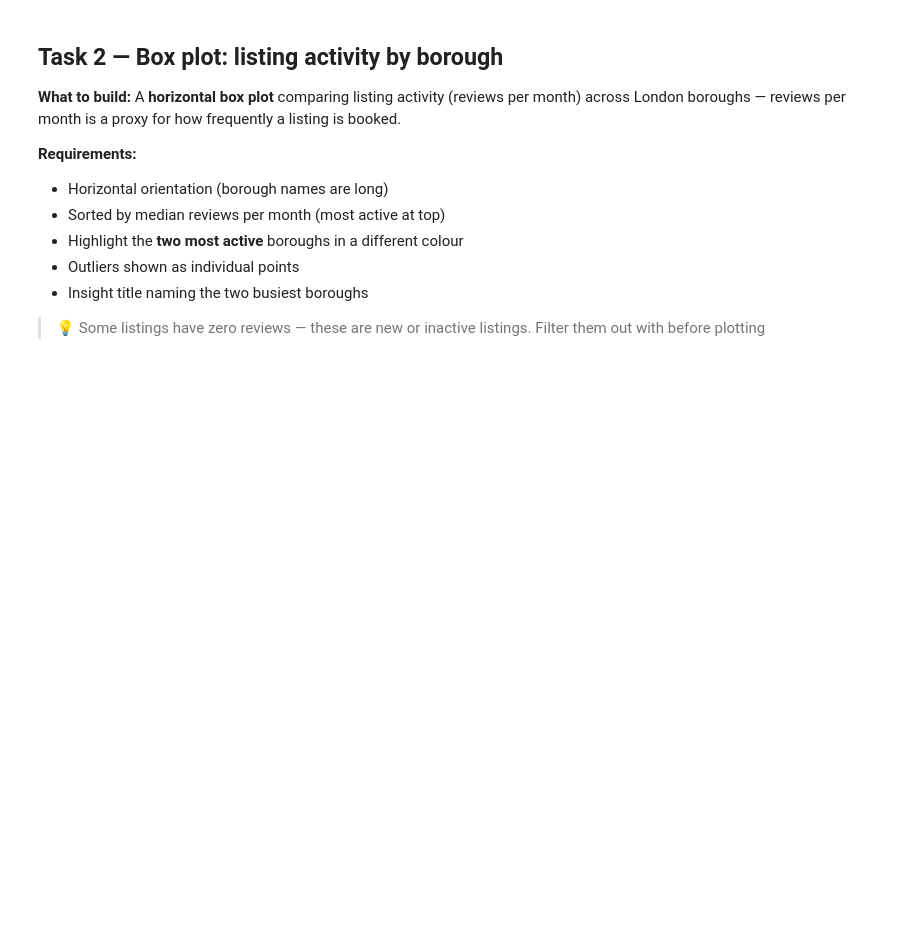
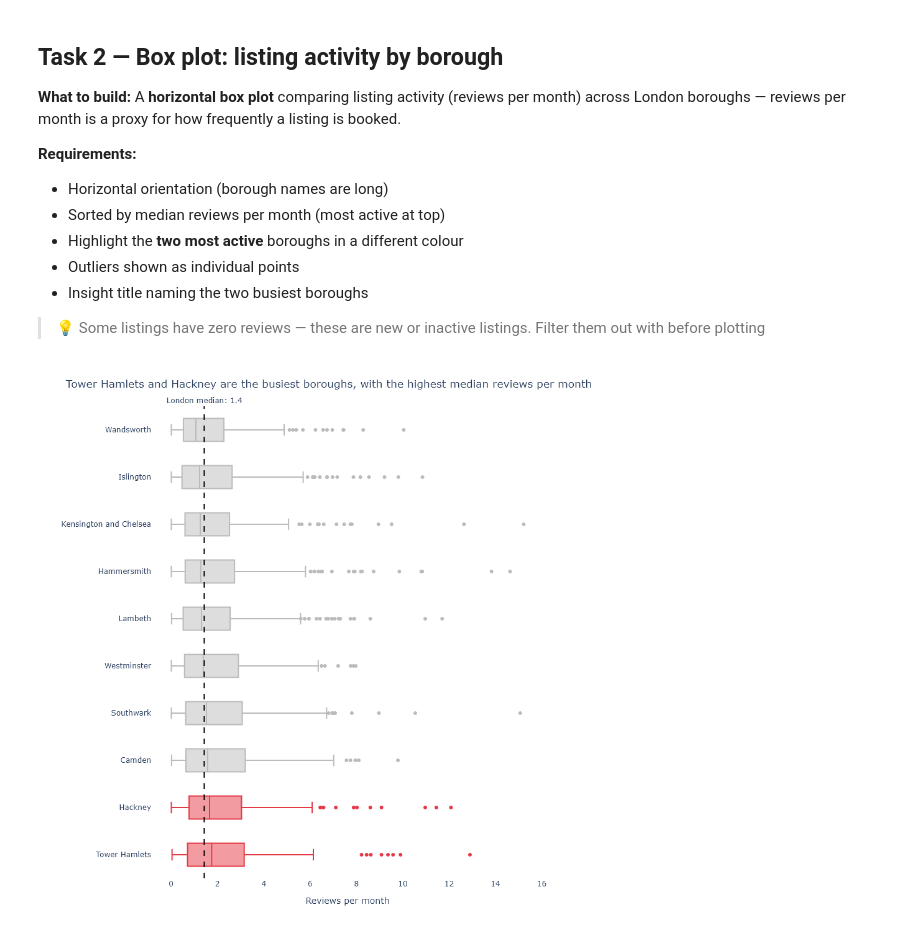
Before and after one commit to kaushikregalla95/dataviz-exercises-kaushikreddyregalla, a Jupyter notebook: week05/lecture05_exercise.ipynb, the cells around one changed output. Saved outputs shown, nothing was run; the diff lists cells and outputs as text; code cells hidden in the pictures; blank space fills up the shorter version.

```diff
--- a/week05/lecture05_exercise.ipynb
+++ b/week05/lecture05_exercise.ipynb
@@ -57,3 +123,38 @@ print(df_cap.groupby('room_type')['price'].describe().round(1))
 # %%
 # Task 2
 # YOUR CODE HERE
+
+# Task 2
+t2 = df[df['reviews_per_month'] > 0]          # remove new/inactive listings
+
+# Sort boroughs by median (ascending, so the most active ends up at the top)
+order = t2.groupby('neighbourhood')['reviews_per_month'].median().sort_values().index.tolist()
+top2 = order[-2:][::-1]                        # two most active boroughs
+
+# Red for the top two, grey for the rest
+color_map = {b: ('#E63946' if b in top2 else '#BBBBBB') for b in order}
+
+fig = px.box(
+    t2, x='reviews_per_month', y='neighbourhood',
+    orientation='h',
+    color='neighbourhood', color_discrete_map=color_map,
+    category_orders={'neighbourhood': order},
+    points='outliers',
+    labels={'reviews_per_month': 'Reviews per month', 'neighbourhood': ''},
+    height=900
+)
+
+# Overall median reference line
+overall_med = t2['reviews_per_month'].median()
+fig.add_vline(x=overall_med, line_dash='dash', line_color='black',
+              annotation_text=f'London median: {overall_med:.1f}',
+              annotation_position='top')
+
+fig.update_layout(
+    title=f'{top2[0]} and {top2[1]} are the busiest boroughs, with the highest median reviews per month',
+    plot_bgcolor='white', paper_bgcolor='white',
+    showlegend=False
+)
+fig.show()
+# %% [output]
+[figure, added]
```
Also changed, not shown: parts of 3 cells of this notebook.
